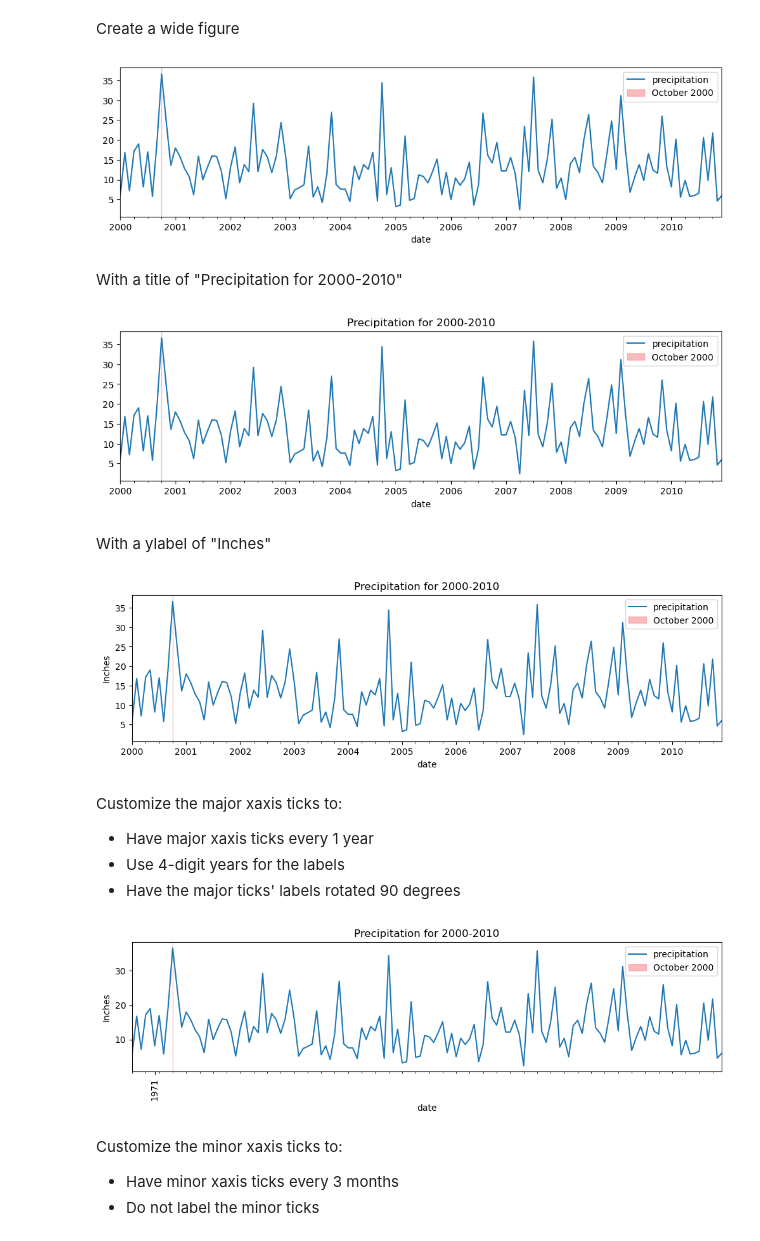
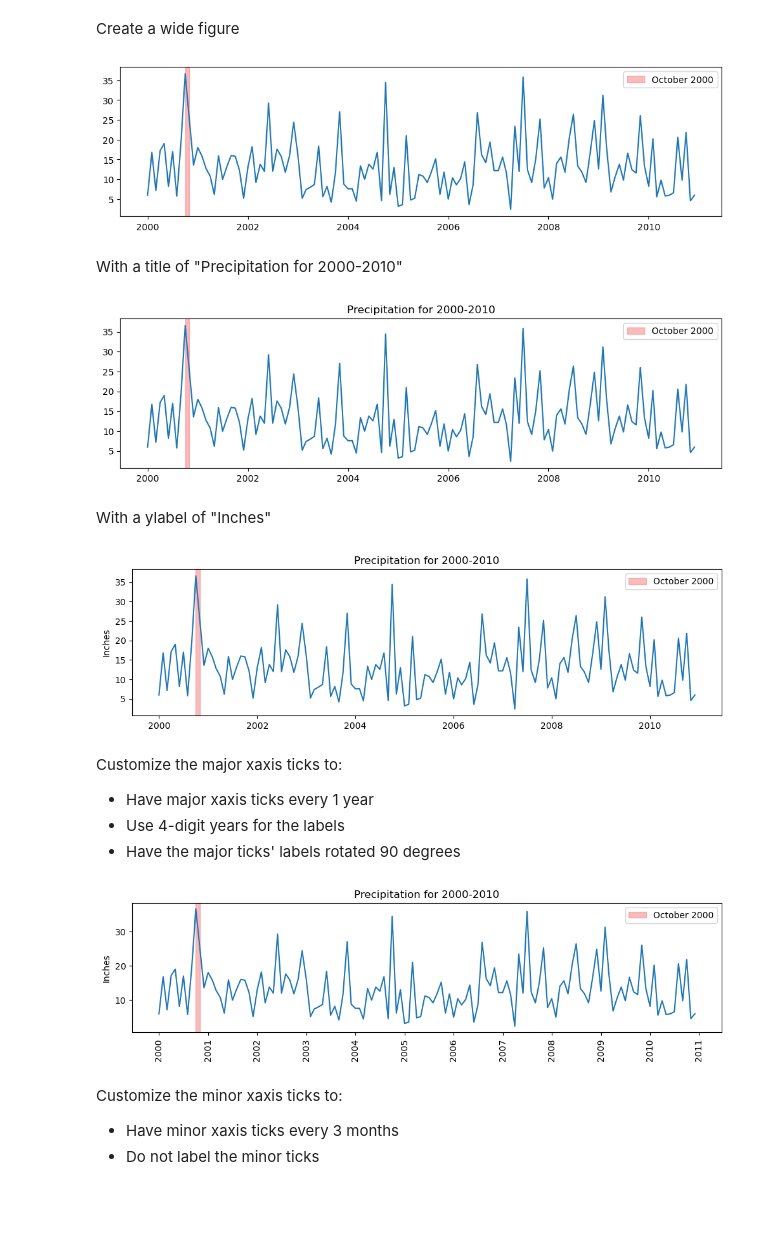
Before and after one commit to andreacohen7/Weather-Data-From-London, a Jupyter notebook: Resampling Datetime Data.ipynb, the cells around one changed output. Cells and saved outputs as stored; diff of their text form; code cells hidden in the pictures; blank space fills up the shorter version.

```diff
--- a/Resampling Datetime Data.ipynb
+++ b/Resampling Datetime Data.ipynb
@@ -259,29 +259,31 @@ Create a wide figure
 # %%
 plt.rcParams['figure.figsize'] = (12,3)
 fig, ax = plt.subplots()
-ax = temp_df_monthly.plot(ax = ax)
+ax.plot(temp_df_monthly.index, temp_df_monthly.values)
 ax.axvspan('2000-10-01', '2000-10-31', color = '#f7797d', alpha = 0.5, zorder = 0, label = 'October 2000')
 ax.legend();
 # %% [output]
-[figure, old version]
+[figure, new version]
 # %% [markdown]
 With a title of "Precipitation for 2000-2010"
 # %%
 fig, ax = plt.subplots()
-ax = temp_df_monthly.plot(ax = ax, title = 'Precipitation for 2000-2010')
+ax.plot(temp_df_monthly.index, temp_df_monthly.values)
+ax.set(title = 'Precipitation for 2000-2010')
 ax.axvspan('2000-10-01', '2000-10-31', color = '#f7797d', alpha = 0.5, zorder = 0, label = 'October 2000')
 ax.legend();
 # %% [output]
-[figure, old version]
+[figure, new version]
 # %% [markdown]
 With a ylabel of "Inches"
 # %%
 fig, ax = plt.subplots()
-ax = temp_df_monthly.plot(ax = ax, title = 'Precipitation for 2000-2010', ylabel = 'Inches')
+ax.plot(temp_df_monthly.index, temp_df_monthly.values)
+ax.set(title = 'Precipitation for 2000-2010', ylabel = 'Inches')
 ax.axvspan('2000-10-01', '2000-10-31', color = '#f7797d', alpha = 0.5, zorder = 0, label = 'October 2000')
 ax.legend();
 # %% [output]
-[figure, old version]
+[figure, new version]
 # %% [markdown]
 Customize the major xaxis ticks to:
 - Have major xaxis ticks every 1 year
@@ -292,7 +294,8 @@ loc_year = mdates.YearLocator(1)
 fmt_year = mdates.DateFormatter("%Y")
 # %%
 fig, ax = plt.subplots()
-ax = temp_df_monthly.plot(ax = ax, title = 'Precipitation for 2000-2010', ylabel = 'Inches')
+ax.plot(temp_df_monthly.index, temp_df_monthly.values)
+ax.set(title = 'Precipitation for 2000-2010', ylabel = 'Inches')
 ax.xaxis.set_major_locator(loc_year)
 ax.xaxis.set_major_formatter(fmt_year)
 ax.axvspan('2000-10-01', '2000-10-31', color = '#f7797d', alpha = 0.5, zorder = 0, label = 'October 2000')
@@ -300,7 +303,7 @@ ax.legend();
 fig = ax.get_figure()
 fig.autofmt_xdate(rotation = 90, ha = 'center')
 # %% [output]
-[figure, old version]
+[figure, new version]
 # %% [markdown]
 Customize the minor xaxis ticks to:
 - Have minor xaxis ticks every 3 months
```
Also changed, not shown: parts of 9 cells of this notebook.
